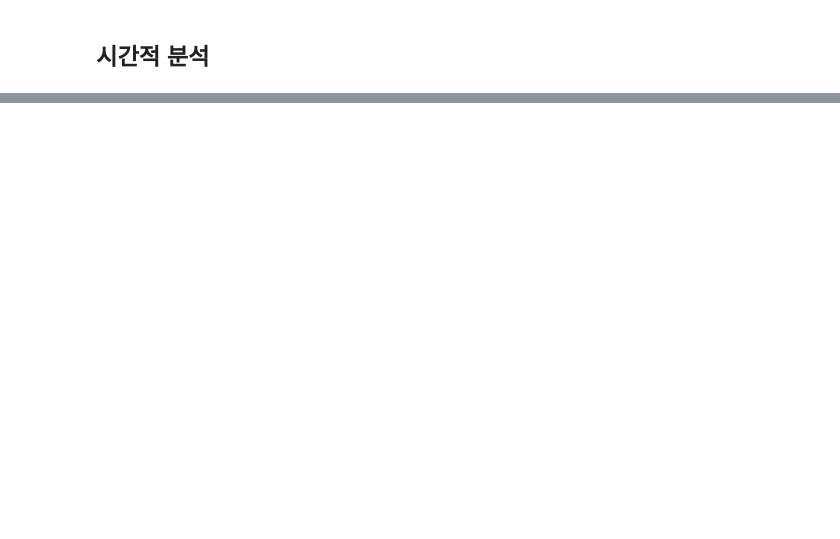
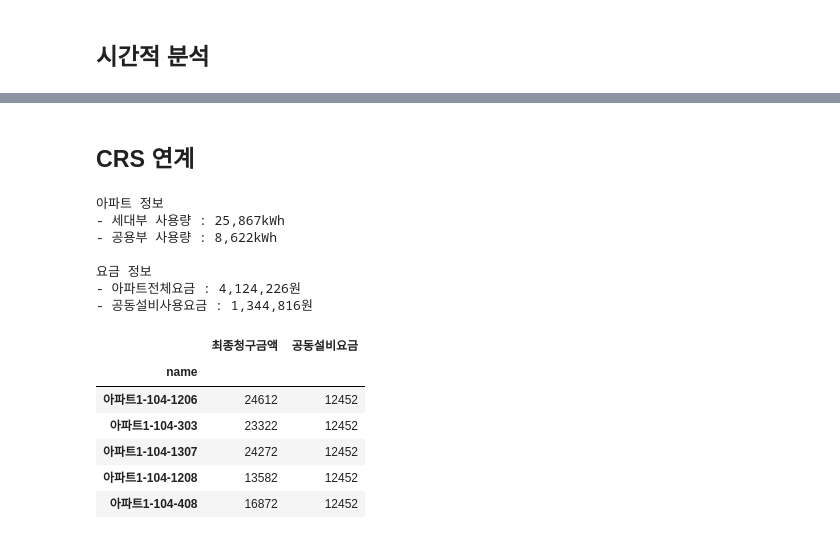
Before and after one commit to formegusto/distribution-by-contribution, a Jupyter notebook: Time Division KMeans pt.3 feedback idea.ipynb, the cells around one changed output, grey strips where cells are left out. Saved outputs shown, nothing was run; the diff lists cells and outputs as text; code cells hidden in the pictures; blank space fills up the shorter version.

```diff
--- a/Time Division KMeans pt.3 feedback idea.ipynb
+++ b/Time Division KMeans pt.3 feedback idea.ipynb
@@ -1008,0 +1308,52 @@ print("피드백 적용 후 총 사용량: {}kWh".format(feedback.sum().round().
+# %% [markdown]
+## CRS 연계
+# %%
+month_df = pd.DataFrame(df.sum().round().astype("int"))
+month_df.reset_index(inplace=True)
+
+month_df.columns = ['name', 'usage (kWh)']
+month_df.head()
+
+PUBLIC_PERCENTAGE = 25
+month = df.index[0].month
+households_kWh = month_df['usage (kWh)'].sum()
+APT = round((households_kWh * 100) / (100 - PUBLIC_PERCENTAGE))
+public_kWh = APT - households_kWh
+
+print("아파트 정보")
+print("- 세대부 사용량 : {}kWh".format(format(households_kWh, ",")))
+print("- 공용부 사용량 : {}kWh\n".format(format(public_kWh, ",")))
+
+# 단일계약
+single_calc = crs.models.ManagementOffice(
+    month=month,
+    households=month_df,
+    APT=APT,
+    contract="단일계약"
+)
+
+
+og_bill_df = pd.DataFrame([[hh.name, hh.bill, hh.public_fee] for hh in single_calc.households],
+                       columns=["name", "최종청구금액", "공동설비요금"])
+og_bill_df.set_index("name", inplace=True)
+
+print("요금 정보")
+print("- 아파트전체요금 : {}원".format(format(og_bill_df['최종청구금액'].sum(), ",")))
+print("- 공동설비사용요금 : {}원".format(format(og_bill_df['공동설비요금'].sum(), ",")))
+
+og_bill_df.head()
+# %% [output]
+아파트 정보
+- 세대부 사용량 : 25,867kWh
+- 공용부 사용량 : 8,622kWh
+
+요금 정보
+- 아파트전체요금 : 4,124,226원
+- 공동설비사용요금 : 1,344,816원
+|  | 최종청구금액 | 공동설비요금 |
+| name |  |  |
+| 아파트1-104-1206 | 24612 | 12452 |
+| 아파트1-104-303 | 23322 | 12452 |
+| 아파트1-104-1307 | 24272 | 12452 |
+| 아파트1-104-1208 | 13582 | 12452 |
+| 아파트1-104-408 | 16872 | 12452 |
```
Also changed, not shown: parts of 47 cells of this notebook, 1 other file.
